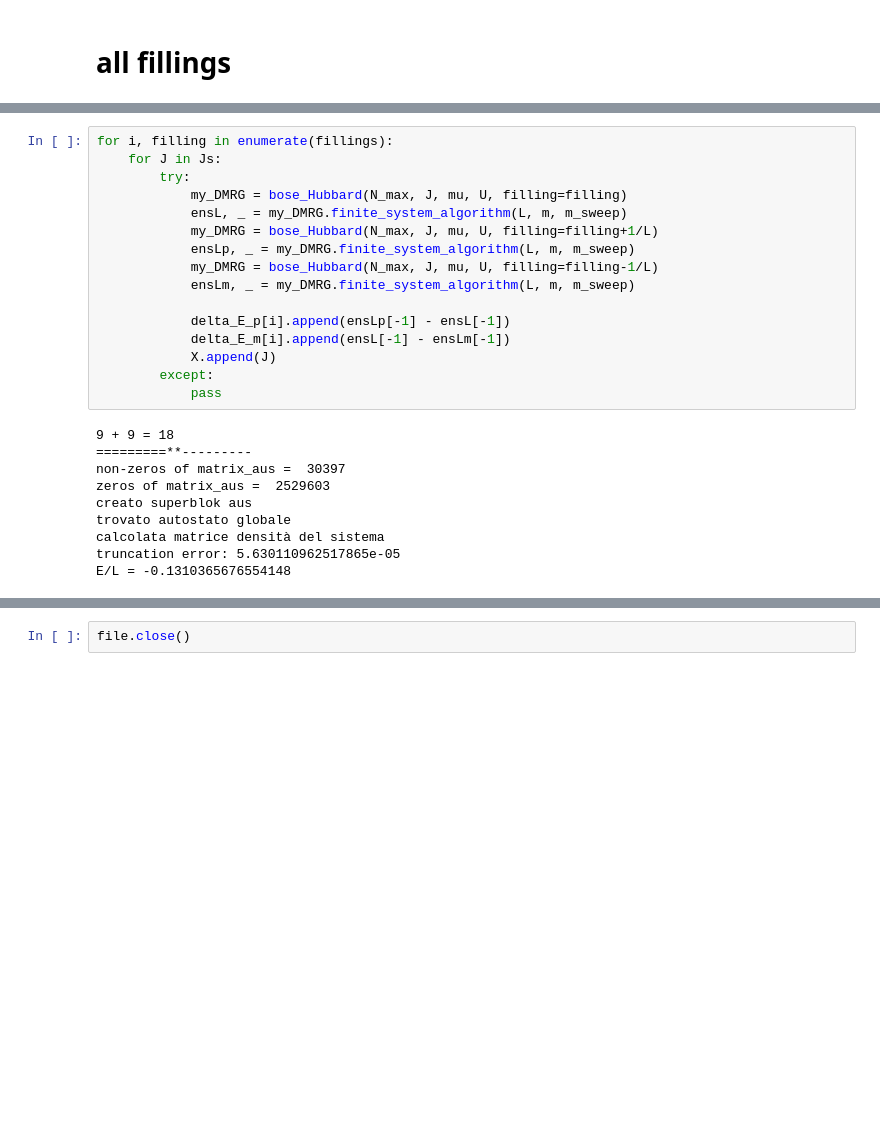
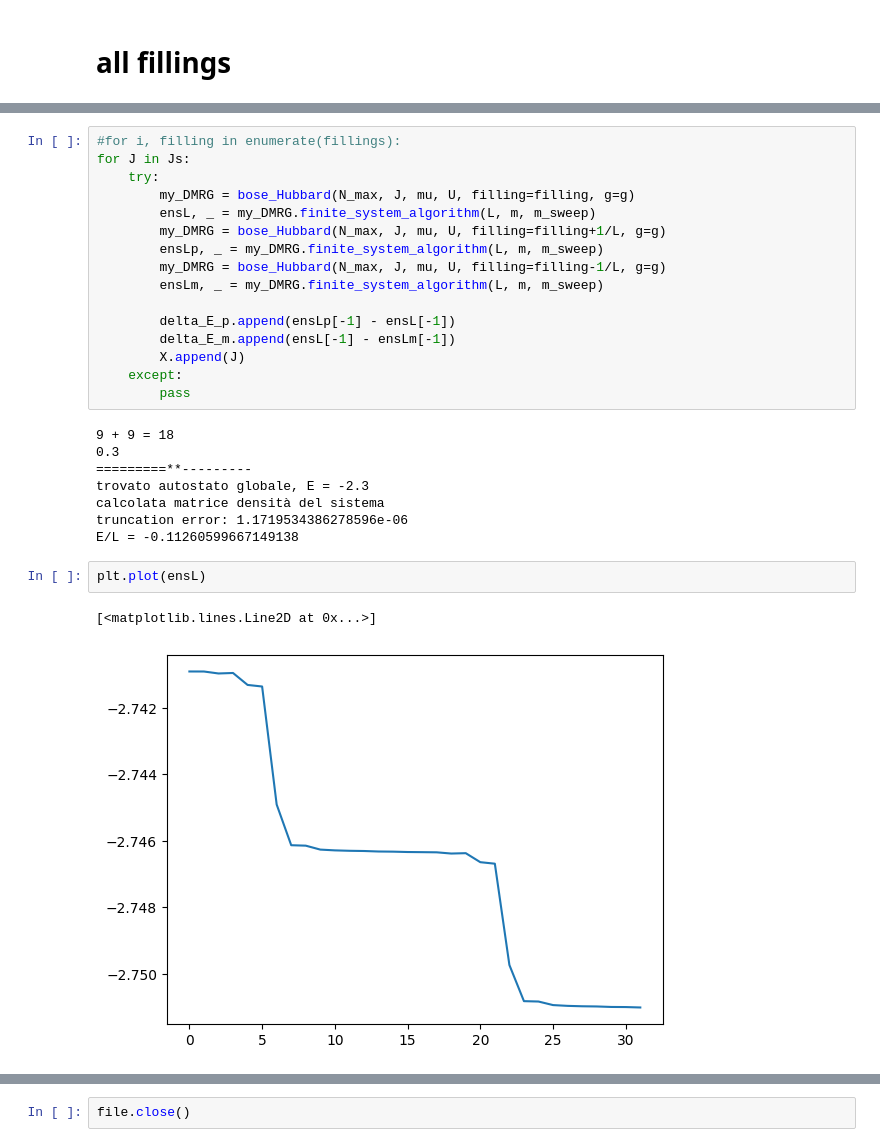
Before and after one commit to ScoomenstheMumens/Numerical-Methods-for-Physics, a Jupyter notebook: DMRG/finite_system_phase_diagy.ipynb, the cells around one changed output, grey strips where cells are left out. Saved outputs shown, nothing was run; the diff lists cells and outputs as text; blank space fills up the shorter version.

```diff
--- a/DMRG/finite_system_phase_diagy.ipynb
+++ b/DMRG/finite_system_phase_diagy.ipynb
@@ -301,28 +303,31 @@ delta_E_m = [[],[]]
 X = []
 # %%
-for i, filling in enumerate(fillings):
-    for J in Js:
-        try:
-            my_DMRG = bose_Hubbard(N_max, J, mu, U, filling=filling)
-            ensL, _ = my_DMRG.finite_system_algorithm(L, m, m_sweep)
-            my_DMRG = bose_Hubbard(N_max, J, mu, U, filling=filling+1/L)
-            ensLp, _ = my_DMRG.finite_system_algorithm(L, m, m_sweep)
-            my_DMRG = bose_Hubbard(N_max, J, mu, U, filling=filling-1/L)
-            ensLm, _ = my_DMRG.finite_system_algorithm(L, m, m_sweep)
+#for i, filling in enumerate(fillings):
+for J in Js:
+    try:
+        my_DMRG = bose_Hubbard(N_max, J, mu, U, filling=filling, g=g)
+        ensL, _ = my_DMRG.finite_system_algorithm(L, m, m_sweep)
+        my_DMRG = bose_Hubbard(N_max, J, mu, U, filling=filling+1/L, g=g)
+        ensLp, _ = my_DMRG.finite_system_algorithm(L, m, m_sweep)
+        my_DMRG = bose_Hubbard(N_max, J, mu, U, filling=filling-1/L, g=g)
+        ensLm, _ = my_DMRG.finite_system_algorithm(L, m, m_sweep)
 
-            delta_E_p[i].append(ensLp[-1] - ensL[-1])
-            delta_E_m[i].append(ensL[-1] - ensLm[-1])
-            X.append(J)
-        except:
-            pass
+        delta_E_p.append(ensLp[-1] - ensL[-1])
+        delta_E_m.append(ensL[-1] - ensLm[-1])
+        X.append(J)
+    except:
+        pass
 # %% [output]
 9 + 9 = 18
+0.3
 =========**---------
-non-zeros of matrix_aus =  30397
-zeros of matrix_aus =  2529603
-creato superblok aus
-trovato autostato globale
+trovato autostato globale, E = -2.3
 calcolata matrice densità del sistema
-truncation error: 5.630110962517865e-05
-E/L = -0.1310365676554148
+truncation error: 1.1719534386278596e-06
+E/L = -0.11260599667149138
+# %%
+plt.plot(ensL)
+# %% [output]
+[<matplotlib.lines.Line2D at 0x...>]
+[figure, added]
 # %%
```
Also changed, not shown: parts of 5 cells of this notebook, 5 other files.
